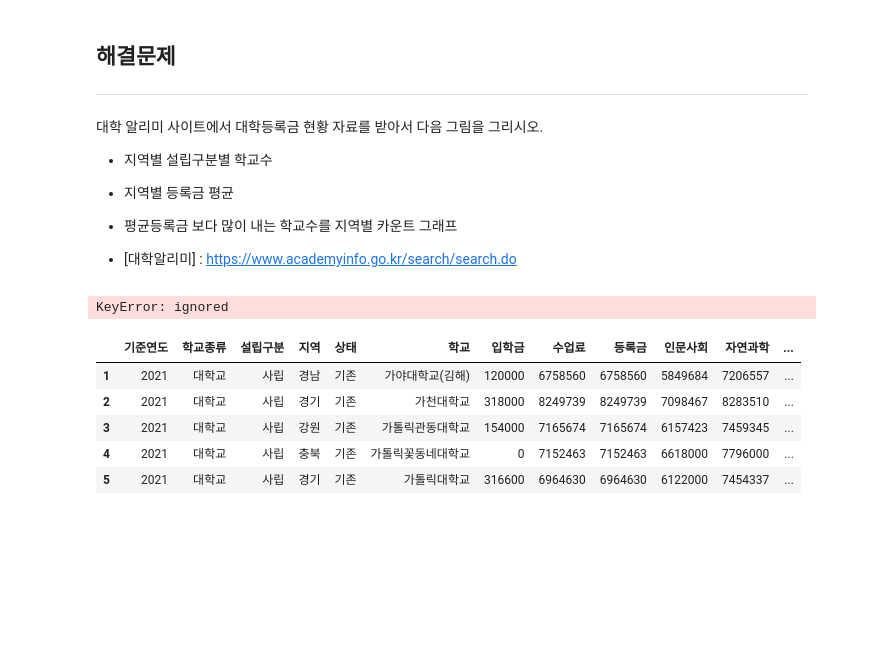
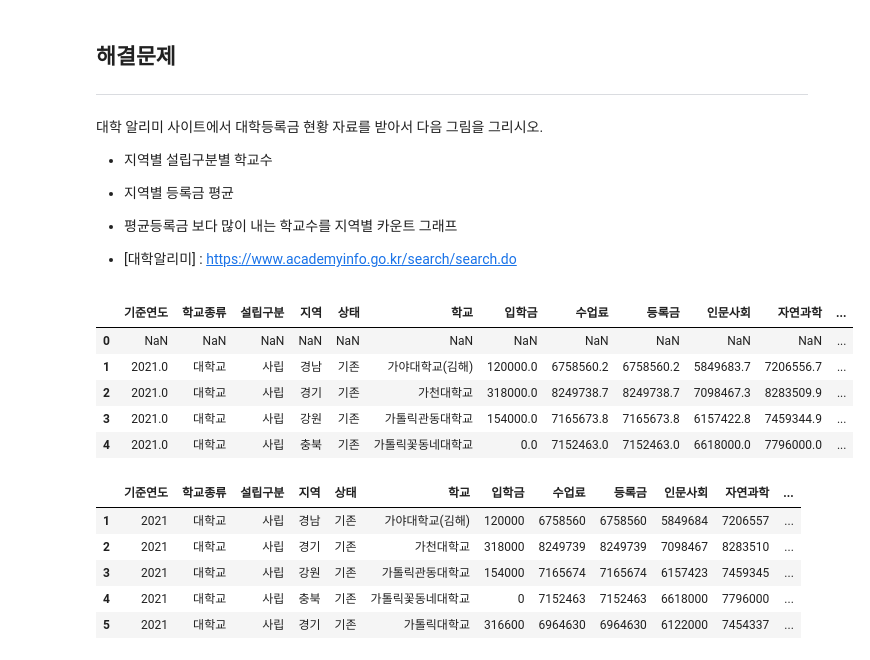
Before and after one commit to ttutto/2021_PNUAC_AIData, a Jupyter notebook: 08_codelab4_seaborn.ipynb, the cells around one changed output. Saved outputs shown, nothing was run; the diff lists cells and outputs as text; code cells hidden in the pictures; blank space fills up the shorter version.

```diff
--- a/08_codelab4_seaborn.ipynb
+++ b/08_codelab4_seaborn.ipynb
@@ -329,10 +329,15 @@ plt.show()
 # %%
 import pandas as pd
 # %%
-df = pd.read_excel('/content/등록금 현황 (대학)_2021-07-16161940.xlsx')
+df = pd.read_excel('/content/drive/MyDrive/데이터/등록금 현황_2021.xlsx')
 df.head()
 # %% [output]
-KeyError: ignored
+|  | 기준연도 | 학교종류 | 설립구분 | 지역 | 상태 | 학교 | 입학금 | 수업료 | 등록금 | 인문사회 | 자연과학 | ... |
+| 0 | NaN | NaN | NaN | NaN | NaN | NaN | NaN | NaN | NaN | NaN | NaN | ... |
+| 1 | 2021.0 | 대학교 | 사립 | 경남 | 기존 | 가야대학교(김해) | 120000.0 | 6758560.2 | 6758560.2 | 5849683.7 | 7206556.7 | ... |
+| 2 | 2021.0 | 대학교 | 사립 | 경기 | 기존 | 가천대학교 | 318000.0 | 8249738.7 | 8249738.7 | 7098467.3 | 8283509.9 | ... |
+| 3 | 2021.0 | 대학교 | 사립 | 강원 | 기존 | 가톨릭관동대학교 | 154000.0 | 7165673.8 | 7165673.8 | 6157422.8 | 7459344.9 | ... |
+| 4 | 2021.0 | 대학교 | 사립 | 충북 | 기존 | 가톨릭꽃동네대학교 | 0.0 | 7152463.0 | 7152463.0 | 6618000.0 | 7796000.0 | ... |
 # %%
 df = df.drop(0)
 df.head()
```
